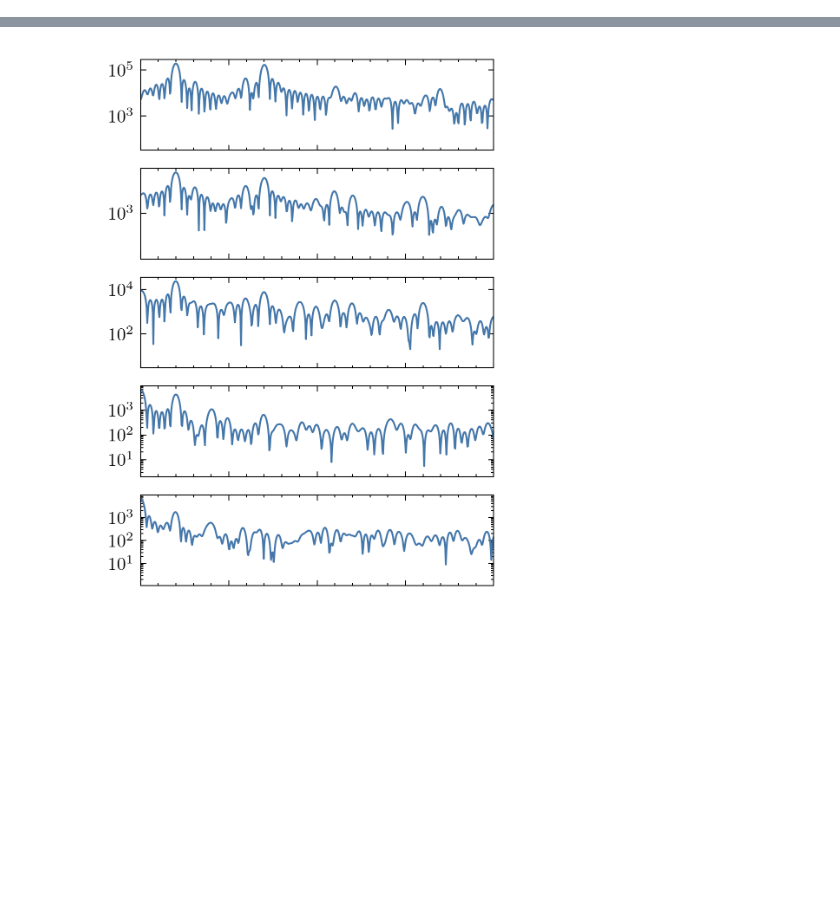
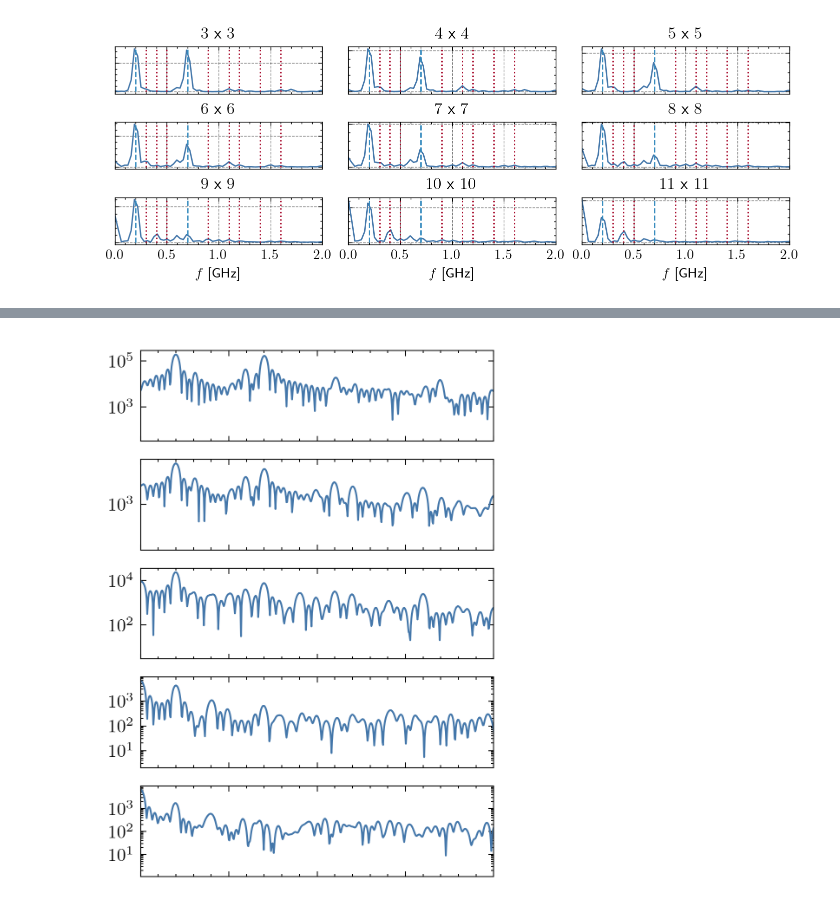
Before and after one commit to JonasMnsing/NanoNets, a Jupyter notebook: scripts/2_funding_period/WP2/freq_double/nbk/freq_double.ipynb, the cells around one changed output, grey strips where cells are left out. Drawn from its saved outputs; the diff is of its cells as text; code cells hidden in the pictures; blank space fills up the shorter version.

```diff
--- a/scripts/2_funding_period/WP2/freq_double/nbk/freq_double.ipynb
+++ b/scripts/2_funding_period/WP2/freq_double/nbk/freq_double.ipynb
@@ -57,0 +134,29 @@ def plot_freq(f1, f2, ax, min_y, max_y):
+# %%
+with plt.style.context(["science","bright", "grid"]):
+
+    fig = plt.figure(dpi=200, layout='constrained')
+    fig.set_figwidth(fig.get_figwidth()*2)
+    # fig.set_figheight(fig.get_figheight()*2)
+
+    for i,N in enumerate([3,4,5,6,7,8,9,10,11]):
+
+        ax      = fig.add_subplot(3,3,i+1)
+        signal  = dic_freq[N]['Current']
+        error   = dic_freq[N]['Error']
+        dt      = 1e-10
+        bm      = hann(len(signal))
+        xf, yf  = nanonets_utils.fft(signal*bm, dt)
+        ax.plot(xf, yf)
+        ax = plot_freq(0.2, 0.7, ax, np.min(yf), np.max(yf))
+        ax.set_xlim(0,2)
+        ax.set_yticklabels("")
+        ax.set_title(f"${N}$ x ${N}$")
+
+        if i >= 6:
+            ax.set_xlabel("$f$ [GHz]")
+        else:
+            ax.set_xticklabels("")
+
+    fig.savefig(f"plots/FFT_comparsion.png")
+# %% [output]
+[figure, added]
```
Also changed, not shown: parts of 9 cells of this notebook, 19 other files.
